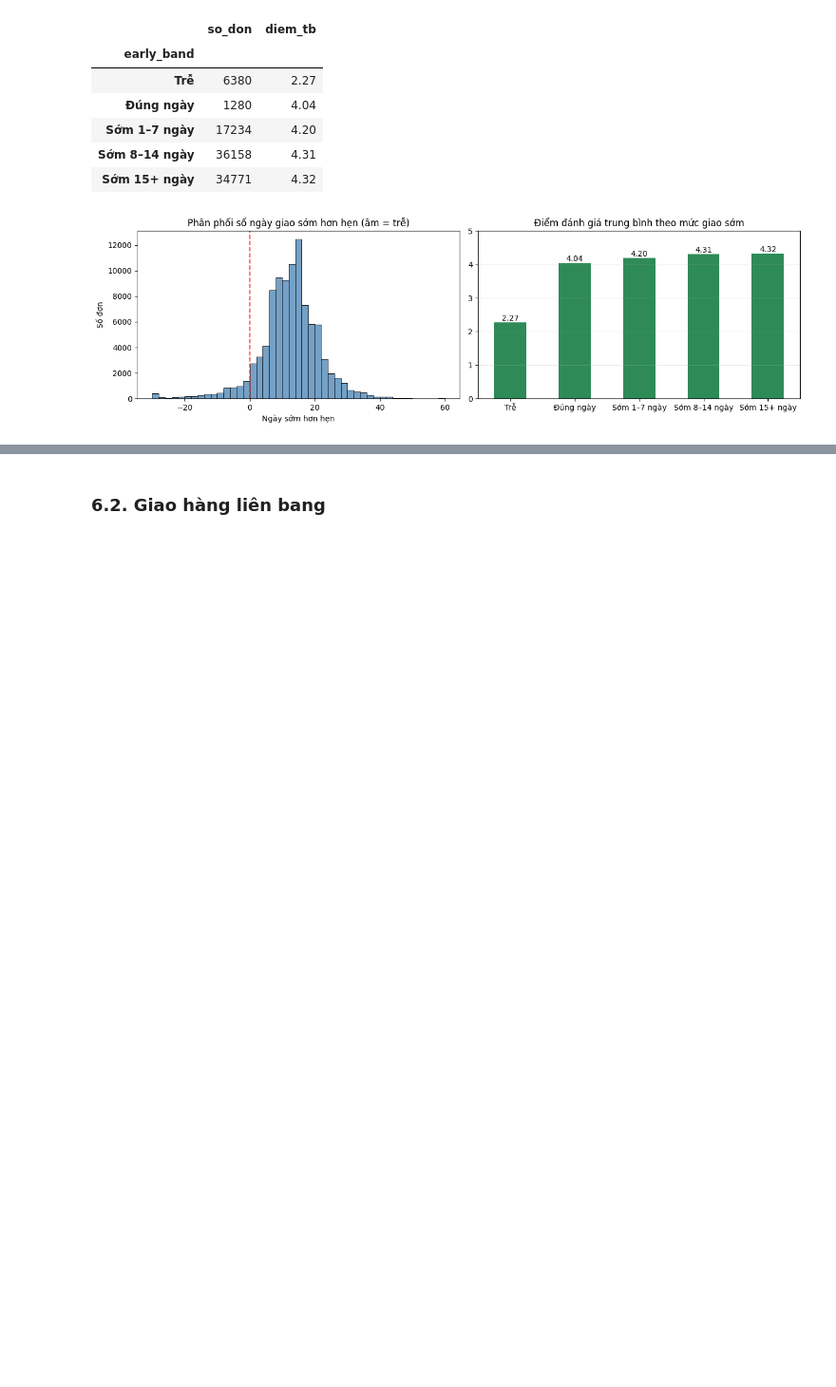
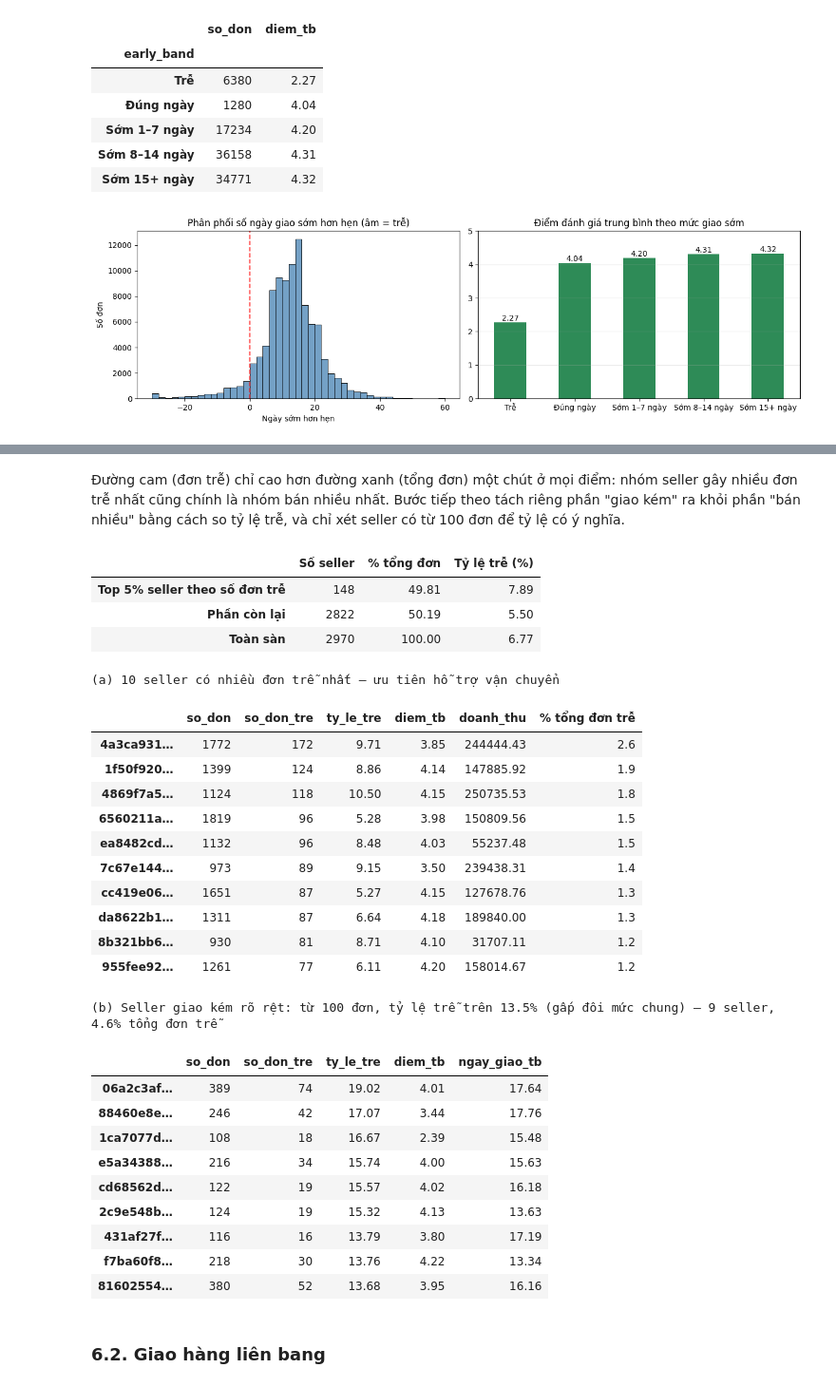
Before and after one commit to nhaduy-data/customer-lifecycle-analytics, a Jupyter notebook: notebooks/03_experience_operations_repeat.ipynb, the cells around one changed output, grey strips where cells are left out. Shown at 95% size. Saved outputs shown, nothing was run; the diff lists cells and outputs as text; code cells hidden in the pictures; blank space fills up the shorter version.

```diff
--- a/notebooks/03_experience_operations_repeat.ipynb
+++ b/notebooks/03_experience_operations_repeat.ipynb
@@ -519,3 +520,67 @@ plt.show()
+# %% [markdown]
+Đường cam (đơn trễ) chỉ cao hơn đường xanh (tổng đơn) một chút ở mọi điểm: nhóm seller gây nhiều
+đơn trễ nhất cũng chính là nhóm bán nhiều nhất. Bước tiếp theo tách riêng phần "giao kém" ra khỏi
+phần "bán nhiều" bằng cách so tỷ lệ trễ, và chỉ xét seller có từ 100 đơn để tỷ lệ có ý nghĩa.
+# %%
+# Tỷ lệ trễ của nhóm top 5% so với phần còn lại: nếu gần bằng nhau, họ trễ nhiều đơn chỉ vì bán nhiều đơn
+top5   = seller_perf.head(int(round(n_sellers * 0.05)))
+others = seller_perf.iloc[len(top5):]
+late_rate_by_group = pd.DataFrame({
+    'Số seller':  [len(top5), len(others), n_sellers],
+    '% tổng đơn': [top5['so_don'].sum() / tong_don * 100, others['so_don'].sum() / tong_don * 100, 100.0],
+    'Tỷ lệ trễ (%)': [top5['so_don_tre'].sum() / top5['so_don'].sum() * 100,
+                      others['so_don_tre'].sum() / others['so_don'].sum() * 100,
+                      ty_le_chung],
+}, index=['Top 5% seller theo số đơn trễ', 'Phần còn lại', 'Toàn sàn']).round(2)
+
+# Seller giao kém rõ rệt: từ 100 đơn trở lên và tỷ lệ trễ gấp đôi mức chung
+big = seller_perf[seller_perf['so_don'] >= 100].copy()
+nguong_kem = 2 * ty_le_chung
+outliers = big[big['ty_le_tre'] > nguong_kem].sort_values('ty_le_tre', ascending=False)
+
+late_rate_by_group
+# %% [output]
+|  | Số seller | % tổng đơn | Tỷ lệ trễ (%) |
+| Top 5% seller theo số đơn trễ | 148 | 49.81 | 7.89 |
+| Phần còn lại | 2822 | 50.19 | 5.50 |
+| Toàn sàn | 2970 | 100.00 | 6.77 |
+# %%
+# Hai danh sách hành động: (a) seller bán nhiều đơn nhất, có nhiều đơn trễ nhất; (b) seller giao kém rõ rệt
+watch_list = seller_perf.head(10)[['so_don', 'so_don_tre', 'ty_le_tre', 'diem_tb', 'doanh_thu']].copy()
+watch_list['% tổng đơn trễ'] = (watch_list['so_don_tre'] / tong_tre * 100).round(1)
+watch_list.index = [s[:8] + '…' for s in watch_list.index]
+print("(a) 10 seller có nhiều đơn trễ nhất — ưu tiên hỗ trợ vận chuyển")
+display(watch_list.round(2))
+
+outliers_show = outliers[['so_don', 'so_don_tre', 'ty_le_tre', 'diem_tb', 'ngay_giao_tb']].copy()
+outliers_show.index = [s[:8] + '…' for s in outliers_show.index]
+print(f"\n(b) Seller giao kém rõ rệt: từ 100 đơn, tỷ lệ trễ trên {nguong_kem:.1f}% (gấp đôi mức chung) — "
+      f"{len(outliers)} seller, {outliers['so_don_tre'].sum() / tong_tre * 100:.1f}% tổng đơn trễ")
+display(outliers_show.round(2))
+# %% [output]
+(a) 10 seller có nhiều đơn trễ nhất — ưu tiên hỗ trợ vận chuyển
+|  | so_don | so_don_tre | ty_le_tre | diem_tb | doanh_thu | % tổng đơn trễ |
+| 4a3ca931… | 1772 | 172 | 9.71 | 3.85 | 244444.43 | 2.6 |
+| 1f50f920… | 1399 | 124 | 8.86 | 4.14 | 147885.92 | 1.9 |
+| 4869f7a5… | 1124 | 118 | 10.50 | 4.15 | 250735.53 | 1.8 |
+| 6560211a… | 1819 | 96 | 5.28 | 3.98 | 150809.56 | 1.5 |
+| ea8482cd… | 1132 | 96 | 8.48 | 4.03 | 55237.48 | 1.5 |
+| 7c67e144… | 973 | 89 | 9.15 | 3.50 | 239438.31 | 1.4 |
+| cc419e06… | 1651 | 87 | 5.27 | 4.15 | 127678.76 | 1.3 |
+| da8622b1… | 1311 | 87 | 6.64 | 4.18 | 189840.00 | 1.3 |
+| 8b321bb6… | 930 | 81 | 8.71 | 4.10 | 31707.11 | 1.2 |
+| 955fee92… | 1261 | 77 | 6.11 | 4.20 | 158014.67 | 1.2 |
+(b) Seller giao kém rõ rệt: từ 100 đơn, tỷ lệ trễ trên 13.5% (gấp đôi mức chung) — 9 seller, 4.6% tổng đơn trễ
+|  | so_don | so_don_tre | ty_le_tre | diem_tb | ngay_giao_tb |
+| 06a2c3af… | 389 | 74 | 19.02 | 4.01 | 17.64 |
+| 88460e8e… | 246 | 42 | 17.07 | 3.44 | 17.76 |
+| 1ca7077d… | 108 | 18 | 16.67 | 2.39 | 15.48 |
+| e5a34388… | 216 | 34 | 15.74 | 4.00 | 15.63 |
+| cd68562d… | 122 | 19 | 15.57 | 4.02 | 16.18 |
+| 2c9e548b… | 124 | 19 | 15.32 | 4.13 | 13.63 |
+| 431af27f… | 116 | 16 | 13.79 | 3.80 | 17.19 |
+| f7ba60f8… | 218 | 30 | 13.76 | 4.22 | 13.34 |
+| 81602554… | 380 | 52 | 13.68 | 3.95 | 16.16 |
 # %% [markdown]
 ### 6.2. Giao hàng liên bang
 # %%
```
Also changed, not shown: parts of 15 cells of this notebook, 3 other files.
